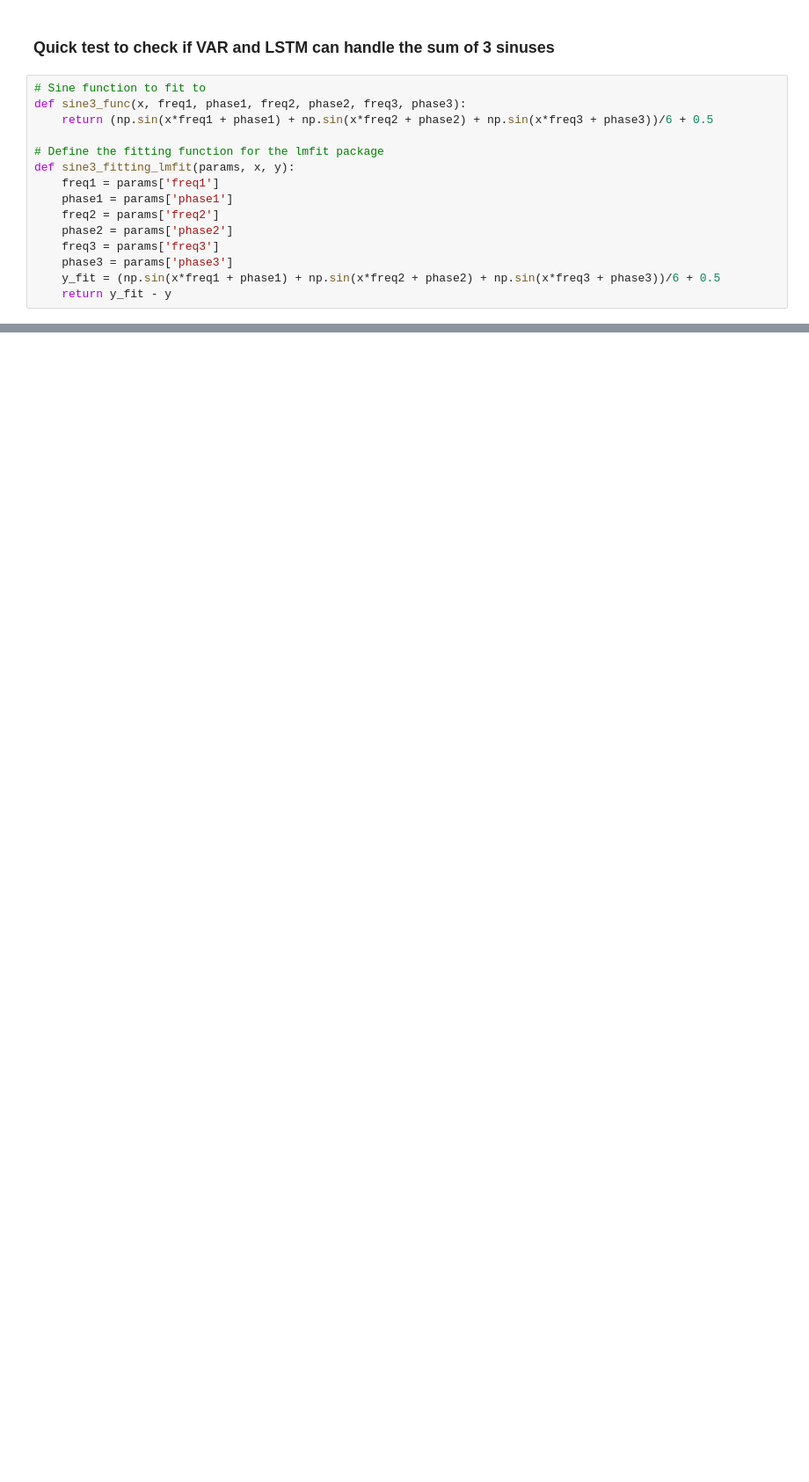
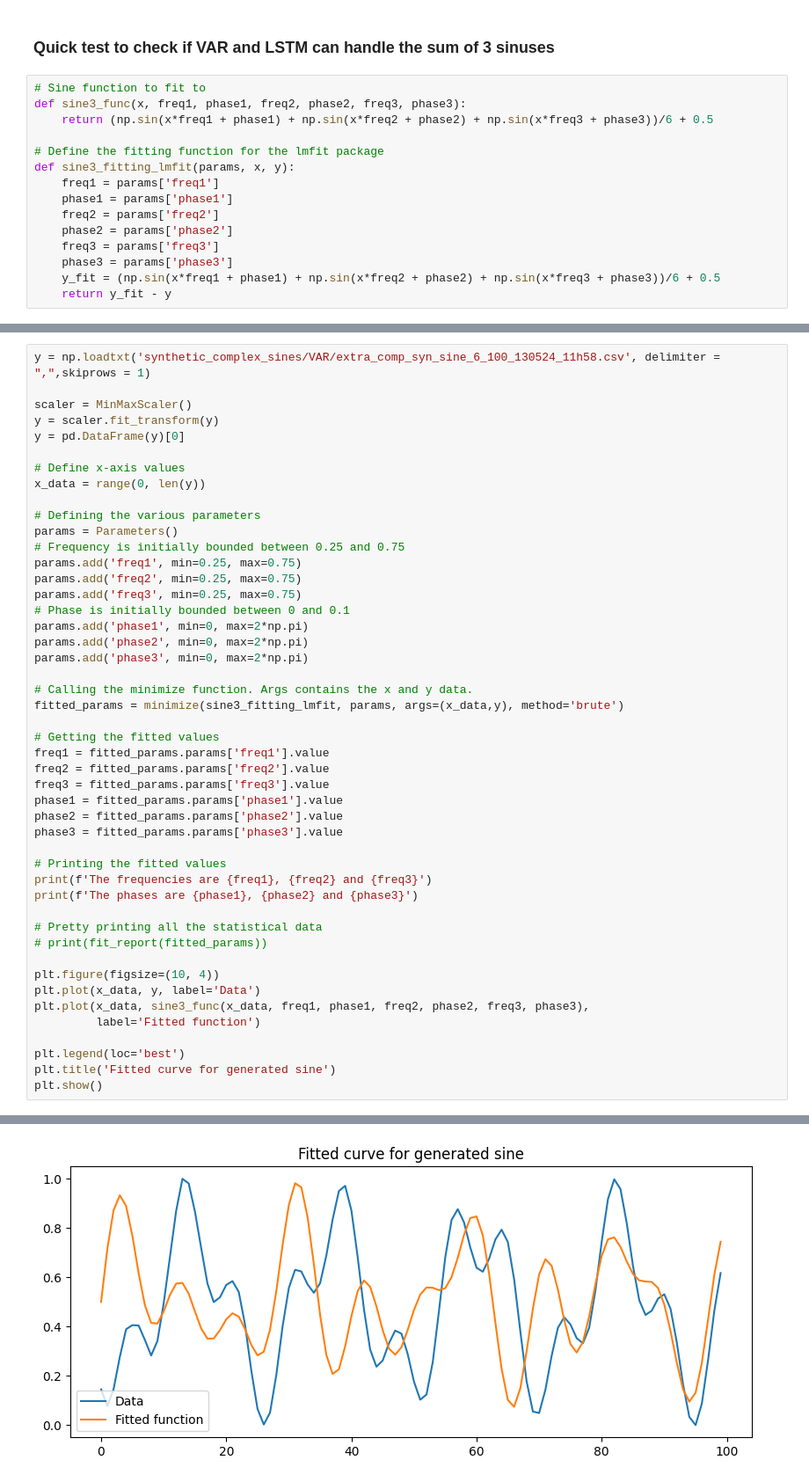
Before and after one commit to fredrikSveen/MSc_time_series_GAN, a Jupyter notebook: curve_fitting_complex.ipynb, the cells around one changed output, grey strips where cells are left out. Shown at 88% size. Cells and saved outputs as stored; diff of their text form; blank space fills up the shorter version.

```diff
--- a/curve_fitting_complex.ipynb
+++ b/curve_fitting_complex.ipynb
@@ -392,0 +395,48 @@ Error:
+# %%
+y = np.loadtxt('synthetic_complex_sines/VAR/extra_comp_syn_sine_6_100_130524_11h58.csv', delimiter = ",",skiprows = 1)
+
+scaler = MinMaxScaler()
+y = scaler.fit_transform(y)
+y = pd.DataFrame(y)[0]
+
+# Define x-axis values
+x_data = range(0, len(y))
+
+# Defining the various parameters
+params = Parameters()
+# Frequency is initially bounded between 0.25 and 0.75
+params.add('freq1', min=0.25, max=0.75)
+params.add('freq2', min=0.25, max=0.75)
+params.add('freq3', min=0.25, max=0.75)
+# Phase is initially bounded between 0 and 0.1
+params.add('phase1', min=0, max=2*np.pi)
+params.add('phase2', min=0, max=2*np.pi)
+params.add('phase3', min=0, max=2*np.pi)
+
+# Calling the minimize function. Args contains the x and y data.
+fitted_params = minimize(sine3_fitting_lmfit, params, args=(x_data,y), method='brute')
+
+# Getting the fitted values
+freq1 = fitted_params.params['freq1'].value
+freq2 = fitted_params.params['freq2'].value
+freq3 = fitted_params.params['freq3'].value
+phase1 = fitted_params.params['phase1'].value
+phase2 = fitted_params.params['phase2'].value
+phase3 = fitted_params.params['phase3'].value
+
+# Printing the fitted values
+print(f'The frequencies are {freq1}, {freq2} and {freq3}')
+print(f'The phases are {phase1}, {phase2} and {phase3}')
+
+# Pretty printing all the statistical data
+# print(fit_report(fitted_params))
+
+plt.figure(figsize=(10, 4))
+plt.plot(x_data, y, label='Data')
+plt.plot(x_data, sine3_func(x_data, freq1, phase1, freq2, phase2, freq3, phase3),
+         label='Fitted function')
+
+plt.legend(loc='best')
+plt.title('Fitted curve for generated sine')
+plt.show()
+# %% [output]
@@ -392,0 +445 @@ Error:
+[figure, added]
```
Also changed, not shown: parts of 2 cells of this notebook.
